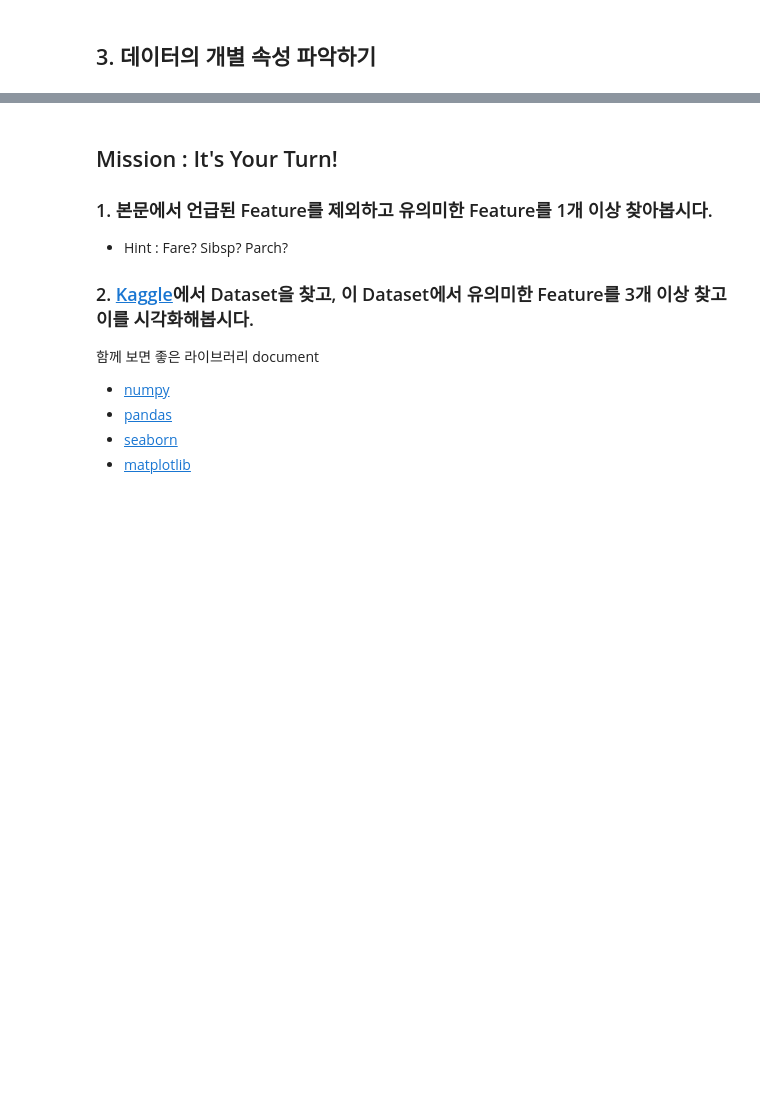
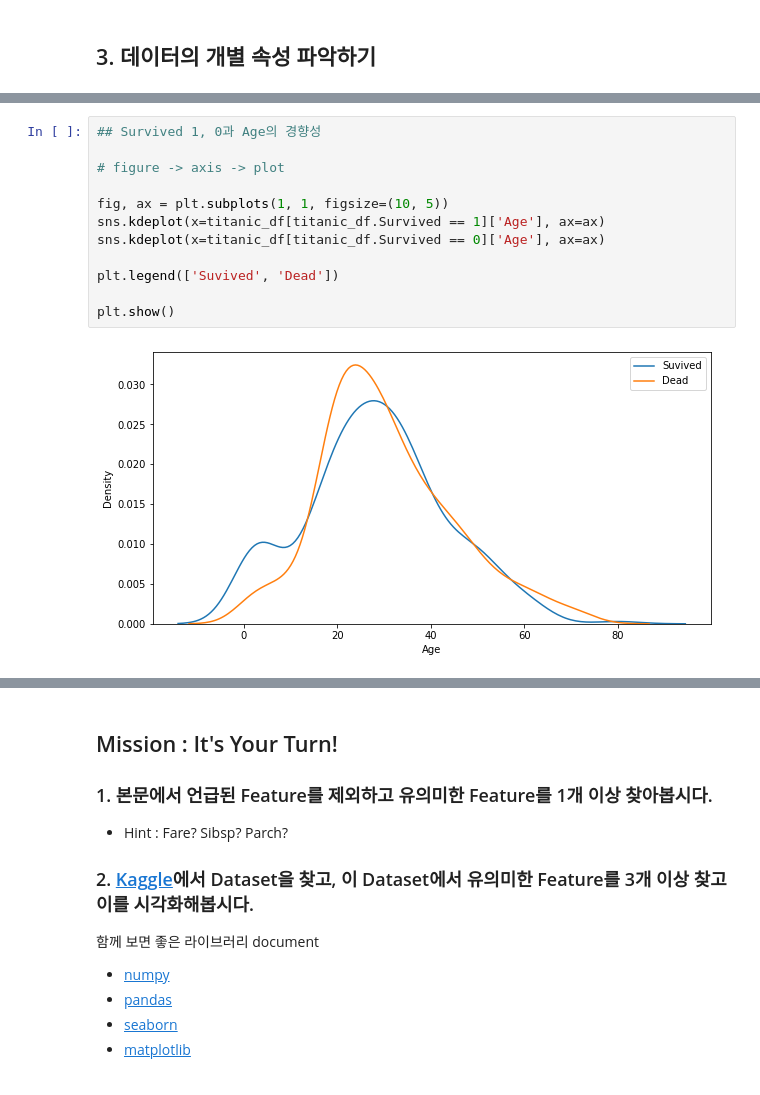
Before and after one commit to super-corini/programmers_kdt_II, a Jupyter notebook: 4. EDA.ipynb, the cells around one changed output, grey strips where cells are left out. Cells and saved outputs as stored; diff of their text form; blank space fills up the shorter version.

```diff
--- a/4. EDA.ipynb
+++ b/4. EDA.ipynb
@@ -17,0 +217,14 @@
+# %%
+## Survived 1, 0과 Age의 경향성
+
+# figure -> axis -> plot
+
+fig, ax = plt.subplots(1, 1, figsize=(10, 5))
+sns.kdeplot(x=titanic_df[titanic_df.Survived == 1]['Age'], ax=ax)
+sns.kdeplot(x=titanic_df[titanic_df.Survived == 0]['Age'], ax=ax)
+
+plt.legend(['Suvived', 'Dead'])
+
+plt.show()
+# %% [output]
+[figure, added]
```
Also changed, not shown: parts of 24 cells of this notebook.
